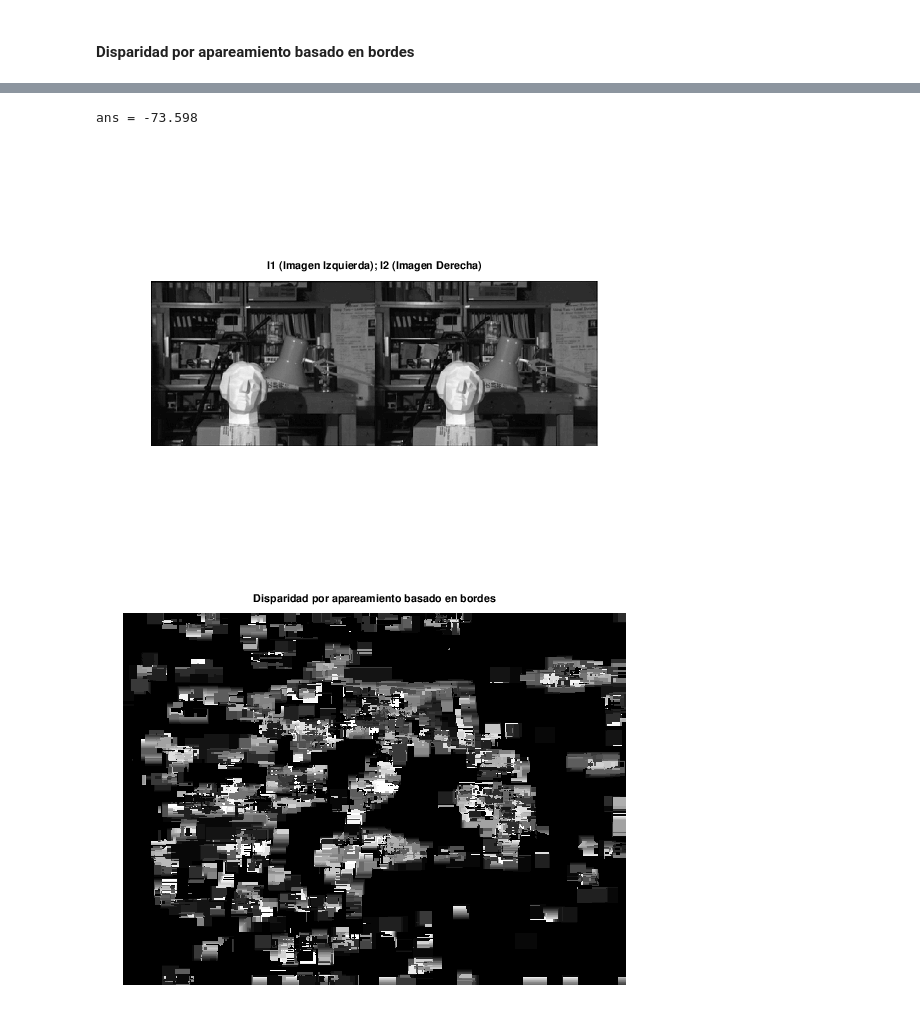
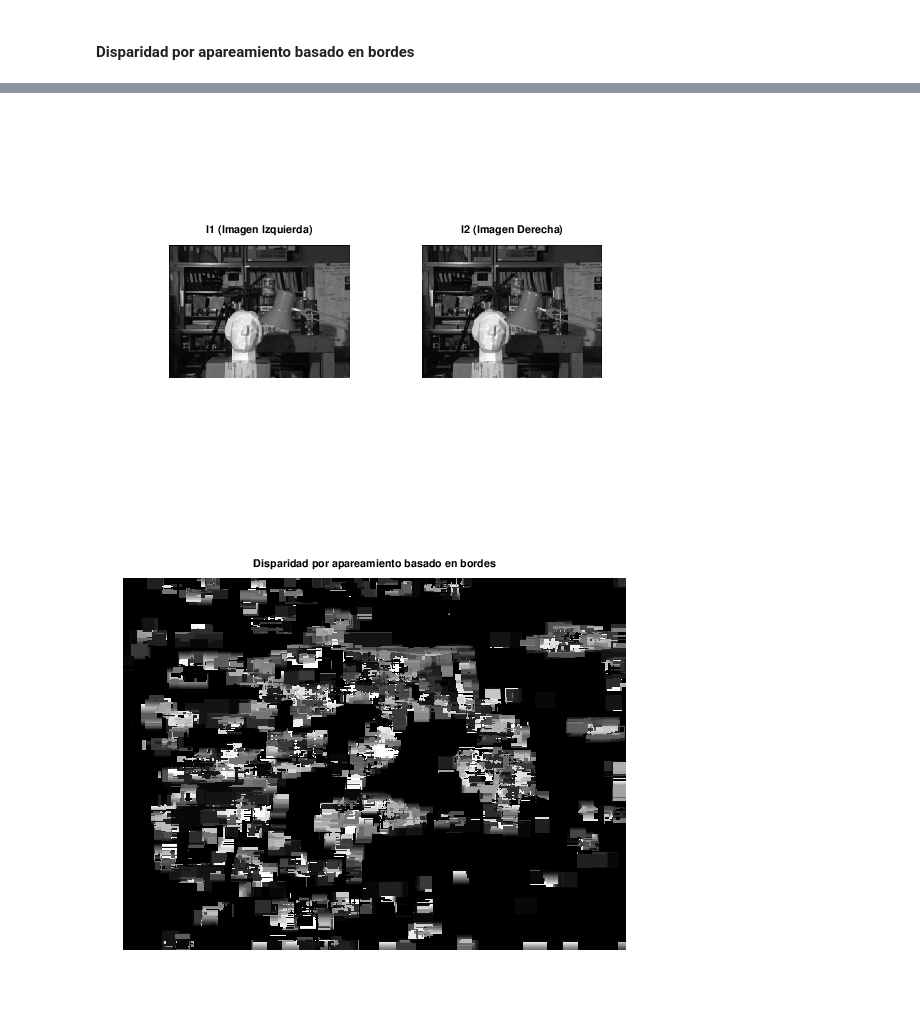
Before and after one commit to tionerJack/procesamiento_imagenes, a Jupyter notebook: ESTEREOVISION.ipynb, the cells around one changed output, grey strips where cells are left out. Drawn from its saved outputs; the diff is of its cells as text; code cells hidden in the pictures.

```diff
--- a/ESTEREOVISION.ipynb
+++ b/ESTEREOVISION.ipynb
@@ -119,5 +130,9 @@ ans = -73.077
 [figure]
 # %%
+% Compatibilidad grafica con octave y jupiter
+graphics_toolkit('gnuplot');
+set(0, 'defaultfigurevisible', 'off');
+
 % Cargar paquete image
 pkg load image;
 
@@ -177,8 +192,12 @@ end
 
 % Visualizar imágenes originales
 figure
-imshowpair(imagen1,imagen2,"montage")
-title("I1 (Imagen Izquierda); I2 (Imagen Derecha)")
+subplot(1, 2, 1);
+imshow(imagen1);
+title('I1 (Imagen Izquierda)');
+subplot(1, 2, 2);
+imshow(imagen2);
+title('I2 (Imagen Derecha)');
 
 % Visualizar la disparidad resultante
 figure
@@ -190,33 +209,32 @@ title('Disparidad por apareamiento basado en bordes');
 % Se utilizan las funciones 'detectSURFFeatures'
 % para detectar puntos de interés (blobs) en las imágenes I1gray e I2gray.
 blobs1 = detectSURFFeatures(imagen1,MetricThreshold=2000);
 blobs2 = detectSURFFeatures(imagen2,MetricThreshold=2000);
 
 % Se muestran las imágenes I1 eI2 y se superponen
 % los treinta puntos de interés (blobs) SURF más fuertes
 figure
 imshow(imagen1)
 hold on
 plot(selectStrongest(blobs1,30))
 title("Treinta puntos de interés mas fuertes con SURF en I1")
 
 figure
 imshow(imagen2)
 hold on
 plot(selectStrongest(blobs2,30))
 title("Treinta puntos de interés mas fuertes con SURF en I2")
 
 % Calcular disparidad entre los puntos de interés usando la función 'disparity'
 disparidadMaxima = 64; % Definir la disparidad máxima a buscar
 disparidad_mapa = disparity(imagen1, imagen2, 'BlockSize', 15, 'DisparityRange', [0, disparidadMaxima], 'Method', 'SemiGlobal');
 
 % Visualizar el mapa de disparidad
 figure
 imshow(disparidad_mapa, [0, disparidadMaxima]);
 title('Mapa de Disparidad');
 colorbar;
 %}
 # %% [output]
-ans = -73.598
-[figure, old version]
+[figure, new version]
 [figure]
```
Also changed, not shown: parts of 11 cells of this notebook, 1 other file.
